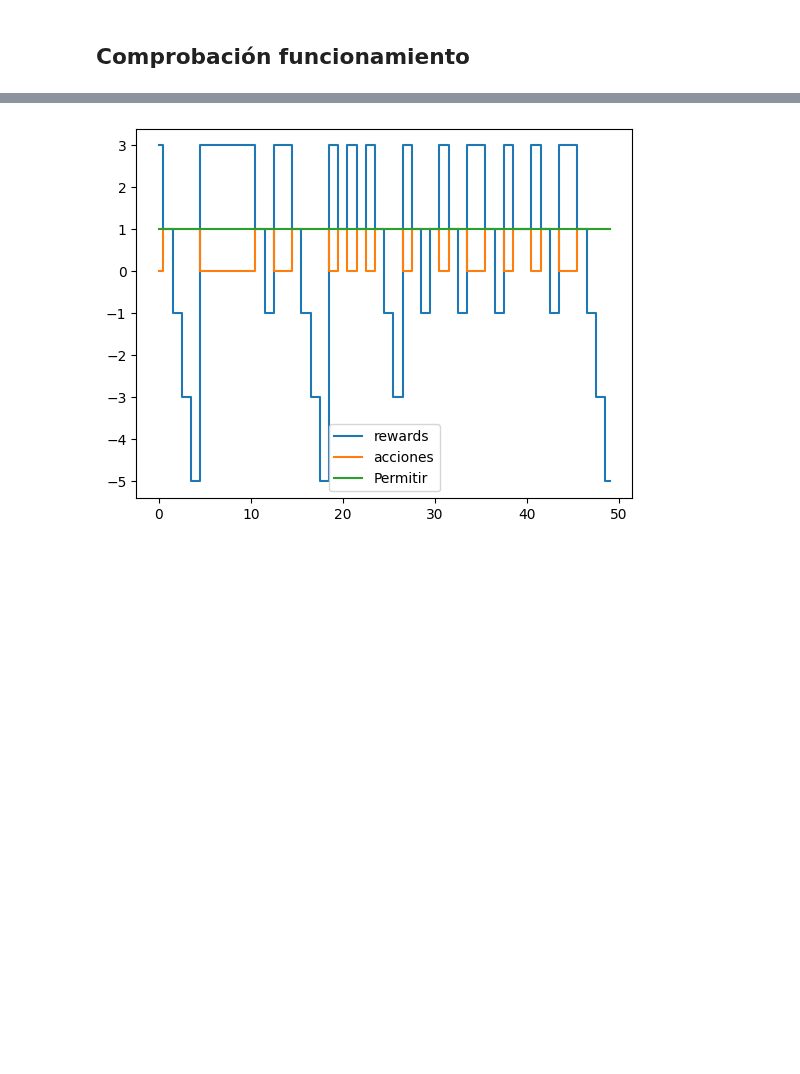
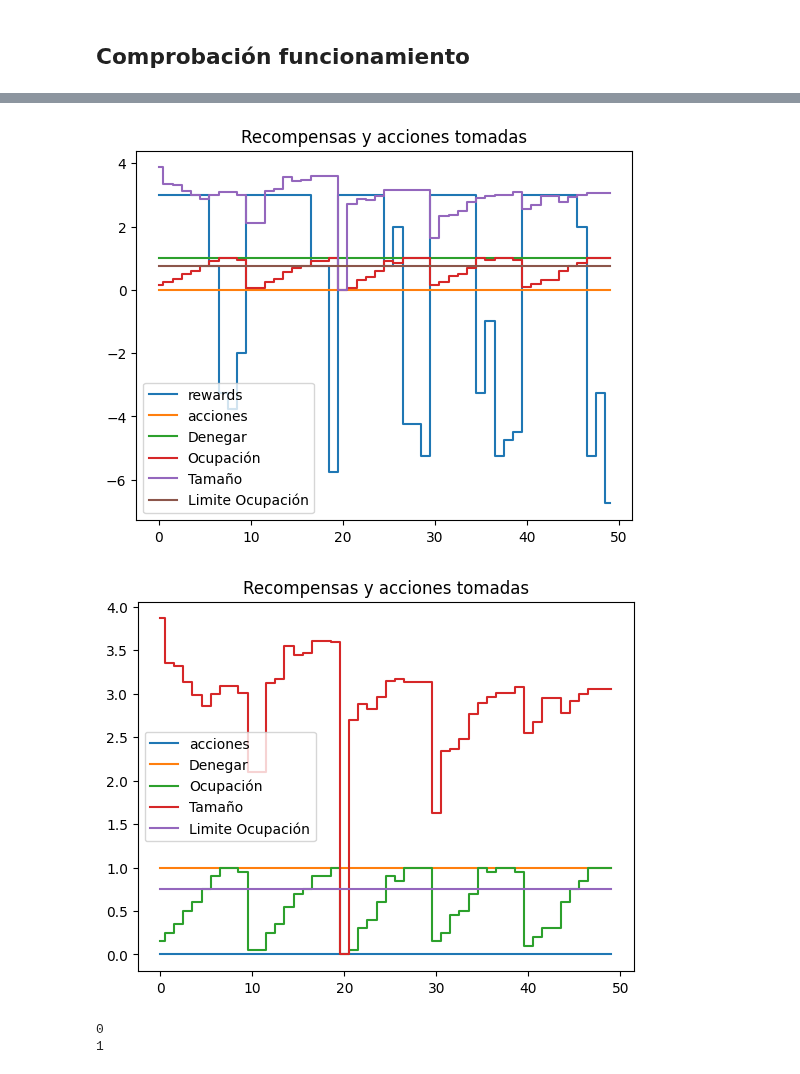
Before and after one commit to CesarRodrigu/GII-24.19-contramedidas-IoT-mediante-reinforcement-learning, a Jupyter notebook: RedInicial.ipynb, the cells around one changed output, grey strips where cells are left out. Saved outputs shown, nothing was run; the diff lists cells and outputs as text; code cells hidden in the pictures; blank space fills up the shorter version.

```diff
--- a/RedInicial.ipynb
+++ b/RedInicial.ipynb
@@ -426,9 +463,38 @@ print(num_permitidos,len(acciones)-num_permitidos,"",num_permitidos/len(acciones
-# %%
-plt.step(range(len(rewards)), rewards, label="rewards", where='mid')
-plt.step(range(len(acciones)), acciones, label="acciones", where='mid')
-plt.step(range(len(acciones)), [1]*len(acciones), label="Permitir", where='mid')
-
-plt.legend()
-plt.show()
-# %% [output]
-[figure, removed]
+# %%
+
+
+plt.step(range(len(rewards)), rewards, label="rewards", where='mid')
+plt.step(range(len(acciones)), acciones, label="acciones", where='mid')
+plt.step(range(len(acciones)), [Acciones.action_to_int(Acciones.DENEGAR)]*len(acciones), label="Denegar", where='mid')
+plt.step(range(len(ocu)),ocu, label="Ocupación",where='mid')
+
+tam=[x/10 for x in tams]
+plt.step(range(len(tams)),tam, label="Tamaño",where='mid')
+
+plt.plot([lim_ocu]*len(ocu), label="Limite Ocupación")
+
+
+plt.title("Recompensas y acciones tomadas")
+plt.legend()
+plt.show()
+
+
+plt.step(range(len(acciones)), acciones, label="acciones", where='mid')
+plt.step(range(len(acciones)), [Acciones.action_to_int(Acciones.DENEGAR)]*len(acciones), label="Denegar", where='mid')
+plt.step(range(len(ocu)),ocu, label="Ocupación",where='mid')
+plt.step(range(len(tams)),tam, label="Tamaño",where='mid')
+
+plt.plot([lim_ocu]*len(ocu), label="Limite Ocupación")
+
+plt.title("Recompensas y acciones tomadas")
+plt.legend()
+plt.show()
+# %% [output]
+[figure, added]
+[figure, added]
+# %%
+print(Acciones.action_to_int(Acciones.PERMITIR))
+print(Acciones.action_to_int(Acciones.DENEGAR))
+# %% [output]
+0
+1
```
Also changed, not shown: parts of 5 cells of this notebook, 1 other file.
